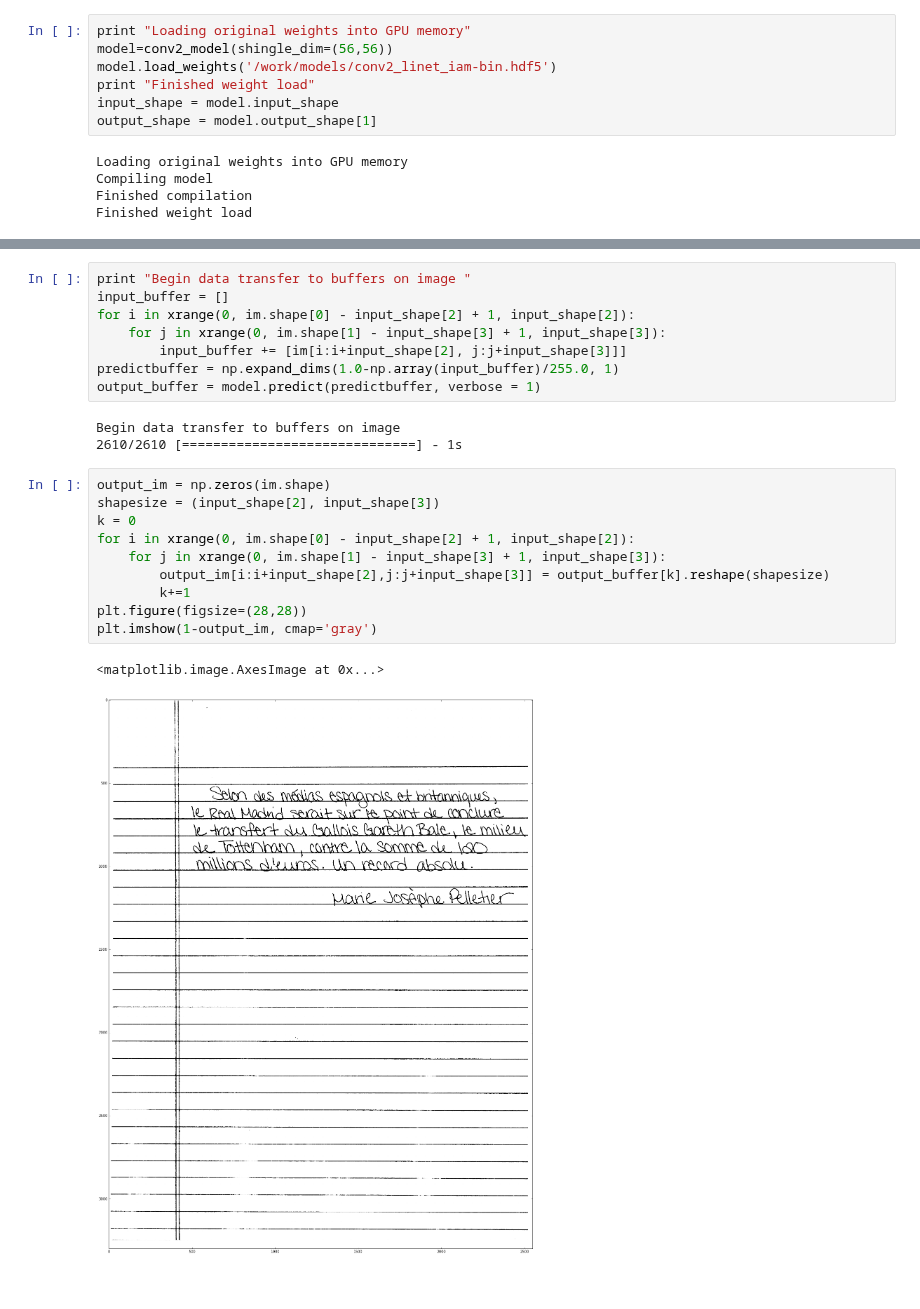
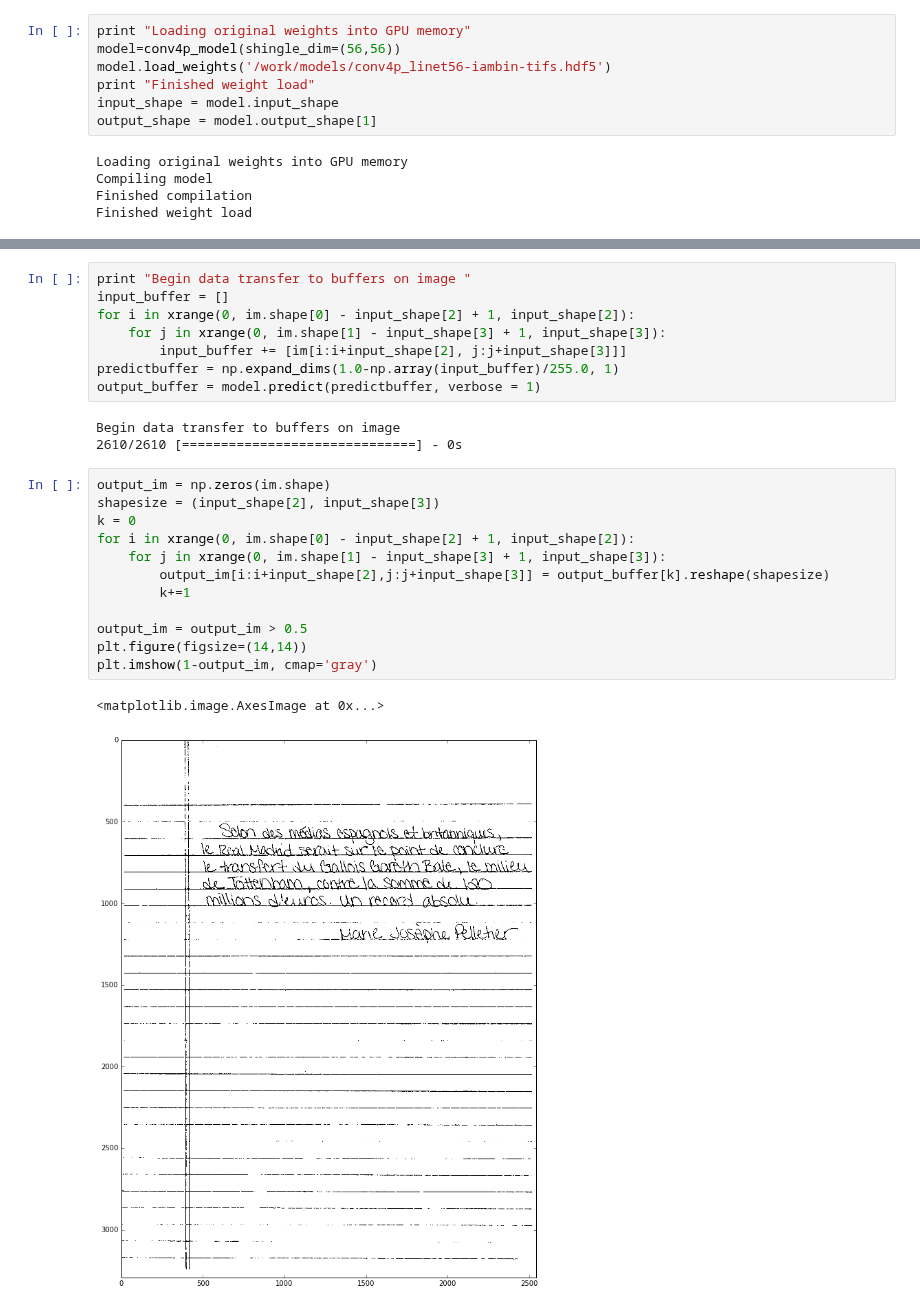
Before and after one commit to Lab41/d-script, a Jupyter notebook: inference2d/denoise-fullim.ipynb, the cells around one changed output, grey strips where cells are left out. Cells and saved outputs as stored; diff of their text form.

```diff
--- a/inference2d/denoise-fullim.ipynb
+++ b/inference2d/denoise-fullim.ipynb
@@ -40,8 +40,8 @@ Using Theano backend.
 Using gpu device 0: GeForce GTX TITAN X (CNMeM is disabled, CuDNN 4004)
 # %%
 print "Loading original weights into GPU memory"
-model=conv2_model(shingle_dim=(56,56))
-model.load_weights('/work/models/conv2_linet_iam-bin.hdf5')
+model=conv4p_model(shingle_dim=(56,56))
+model.load_weights('/work/models/conv4p_linet56-iambin-tifs.hdf5')
 print "Finished weight load"
 input_shape = model.input_shape
 output_shape = model.output_shape[1]
@@ -68,17 +68,19 @@ predictbuffer = np.expand_dims(1.0-np.array(input_buffer)/255.0, 1)
 output_buffer = model.predict(predictbuffer, verbose = 1)
 # %% [output]
 Begin data transfer to buffers on image
-2610/2610 [==============================] - 1s
+2610/2610 [==============================] - 0s
 # %%
 output_im = np.zeros(im.shape)
 shapesize = (input_shape[2], input_shape[3])
 k = 0
 for i in xrange(0, im.shape[0] - input_shape[2] + 1, input_shape[2]):
     for j in xrange(0, im.shape[1] - input_shape[3] + 1, input_shape[3]):
         output_im[i:i+input_shape[2],j:j+input_shape[3]] = output_buffer[k].reshape(shapesize)
         k+=1
-plt.figure(figsize=(28,28))
+
+output_im = output_im > 0.5
+plt.figure(figsize=(14,14))
 plt.imshow(1-output_im, cmap='gray')
 # %% [output]
 <matplotlib.image.AxesImage at 0x...>
-[figure, old version]
+[figure, new version]
```
Also changed, not shown: parts of 4 cells of this notebook, 4 other files.
